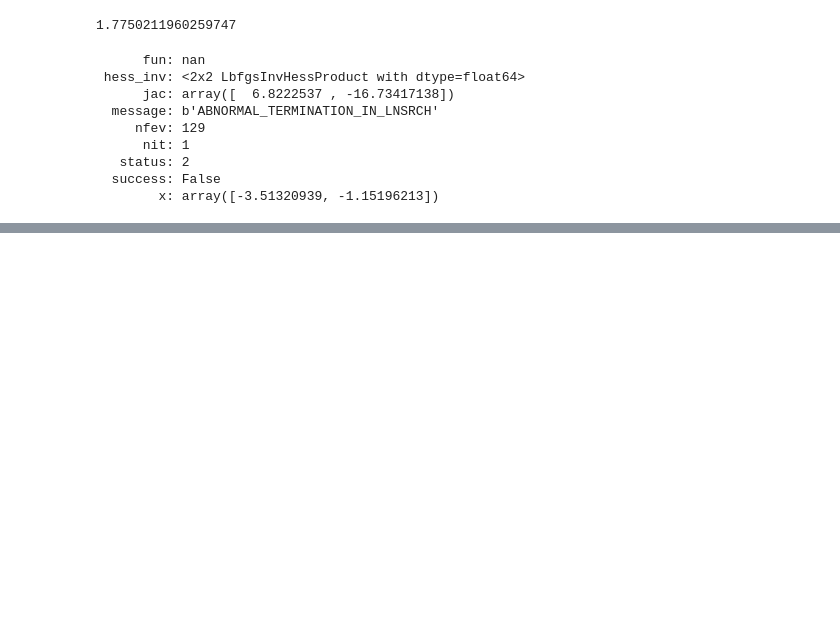
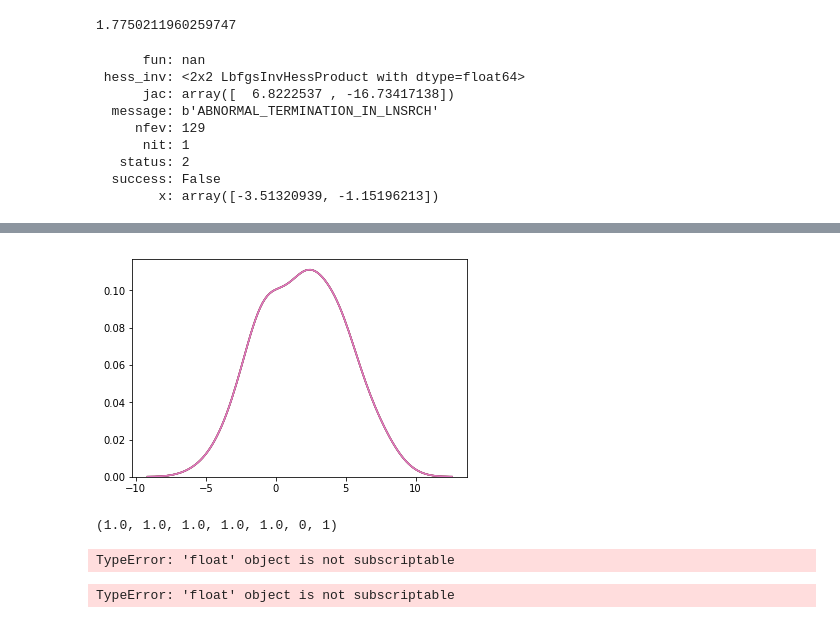
Before and after one commit to hyunwoogu/EyeStrategy, a Jupyter notebook: Additonal_Analyis.ipynb, the cells around one changed output, grey strips where cells are left out. Drawn from its saved outputs; the diff is of its cells as text; code cells hidden in the pictures; blank space fills up the shorter version.

```diff
--- a/Additonal_Analyis.ipynb
+++ b/Additonal_Analyis.ipynb
@@ -56,3 +59,38 @@ minimize(WeibLogLike, np.array([1,1]), args=(c,d), method = 'L-BFGS-B')
    status: 2
   success: False
         x: array([-3.51320939, -1.15196213])
+# %%
+import numpy as np
+import pandas as pd
+import scipy.stats as st
+from scipy.special import beta
+
+class sgt(st.rv_continuous):
+
+    def _pdf(self, x, mu, sigma, lam, p, q):
+
+        v = q ** (-1 / p) * \
+            ((3 * lam ** 2 + 1) * (
+                    beta(3 / p, q - 2 / p) / beta(1 / p, q)) - 4 * lam ** 2 *
+             (beta(2 / p, q - 1 / p) / beta(1 / p, q)) ** 2) ** (-1 / 2)
+
+        m = 2 * v * sigma * lam * q ** (1 / p) * beta(2 / p, q - 1 / p) / beta(
+            1 / p, q)
+
+        fx = p / (2 * v * sigma * q ** (1 / p) * beta(1 / p, q) * (
+                abs(x - mu + m) ** p / (q * (v * sigma) ** p) * (
+                lam * np.sign(x - mu + m) + 1) ** p + 1) ** (
+                          1 / p + q))
+
+        return fx
+
+    def _argcheck(self, mu, sigma, lam, p, q):
+
+        s = sigma > 0
+        l = -1 < lam < 1
+        p_bool = p > 0
+        q_bool = q > 0
+
+        all_bool = s & l & p_bool & q_bool
+
+        return all_bool
@@ -58,0 +101,3 @@ minimize(WeibLogLike, np.array([1,1]), args=(c,d), method = 'L-BFGS-B')
+# %%
+sgt_inst = sgt(name='sgt')
+vars = sgt_inst.rvs(mu=1, sigma=3, lam = -0.1, p = 2, q = 50, size = 100)
@@ -58,0 +127,13 @@ minimize(WeibLogLike, np.array([1,1]), args=(c,d), method = 'L-BFGS-B')
+# %%
+sns.kdeplot(vars)
+plt.show()
+# %% [output]
+[figure, added]
+# %%
+sgt_inst._fitstart(vars)
+# %% [output]
+(1.0, 1.0, 1.0, 1.0, 1.0, 0, 1)
+# %%
+Samples = Weib_inst.rvs(alpha=1, lam=3, size = 1000)
+# %% [output]
+TypeError: 'float' object is not subscriptable
@@ -58,0 +156,4 @@ minimize(WeibLogLike, np.array([1,1]), args=(c,d), method = 'L-BFGS-B')
+# %%
+Weib_inst._fitstart([[1,2],[2,4]])
+# %% [output]
+TypeError: 'float' object is not subscriptable
```
Also changed, not shown: parts of 8 cells of this notebook, 5 other files.
